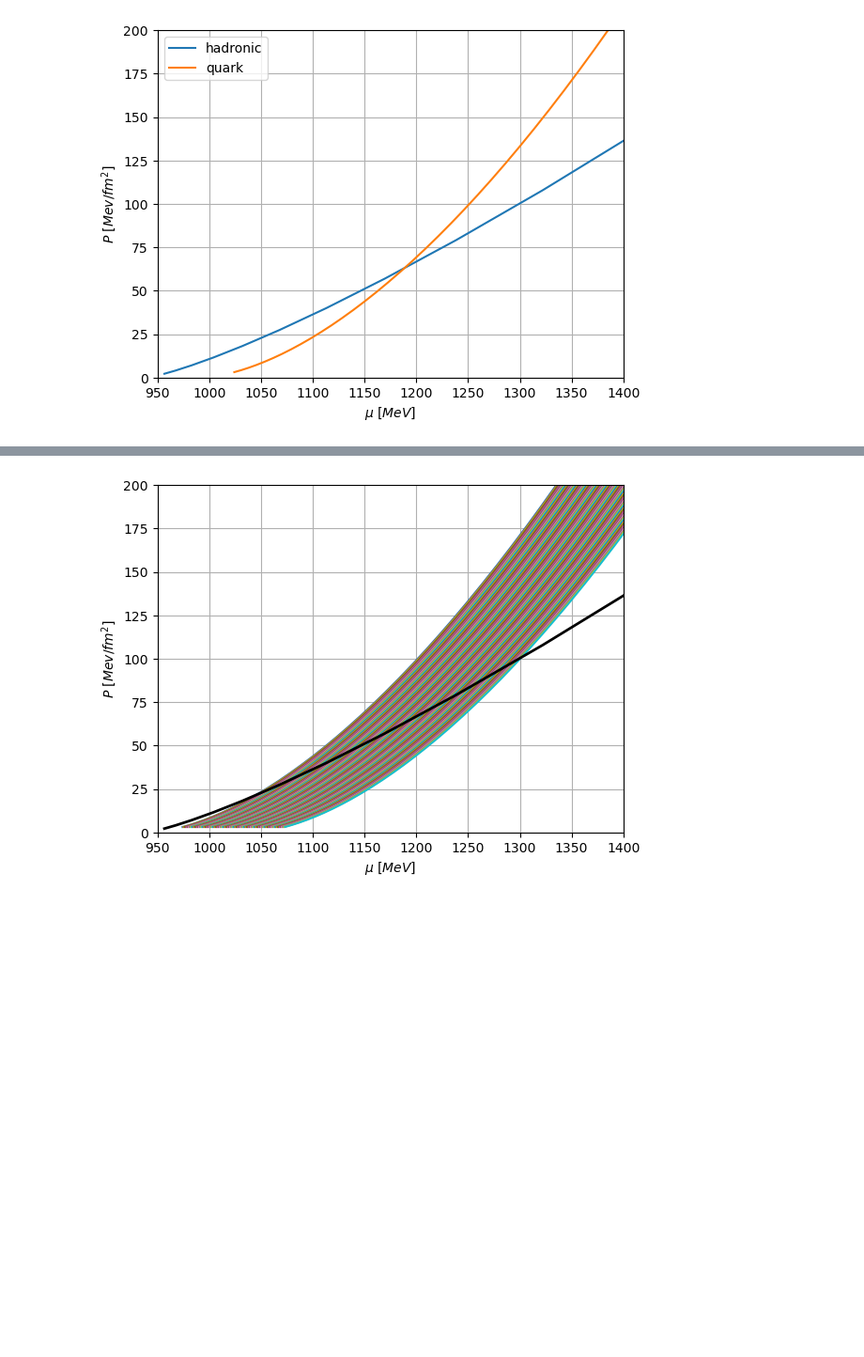
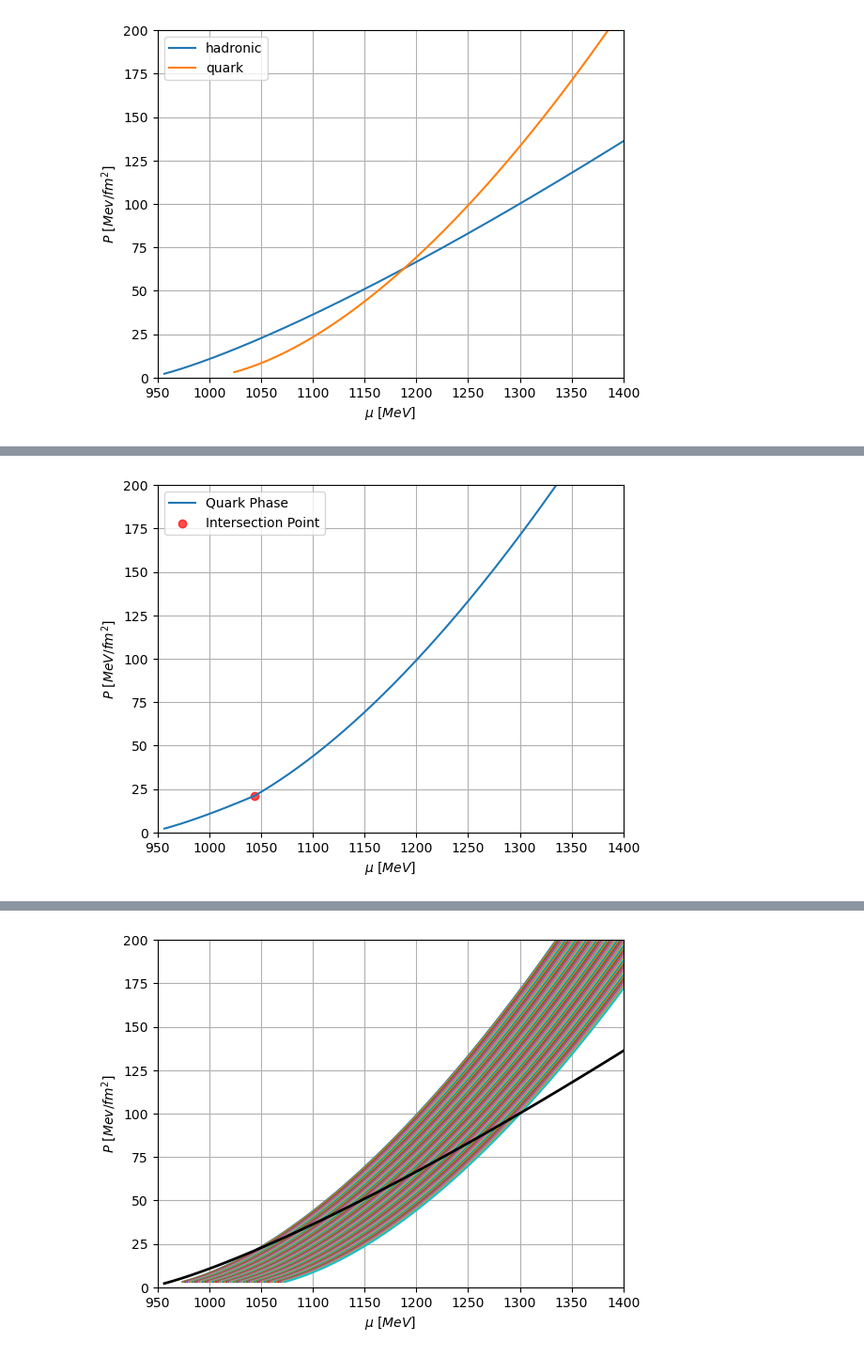
Before and after one commit to katta626/Phase_Transition, a Jupyter notebook: code/Quadraticfit/Eos_Different_mu.ipynb, the cells around one changed output, grey strips where cells are left out. Shown at 94% size. Cells and saved outputs as stored; diff of their text form; code cells hidden in the pictures; blank space fills up the shorter version.

```diff
--- a/code/Quadraticfit/Eos_Different_mu.ipynb
+++ b/code/Quadraticfit/Eos_Different_mu.ipynb
@@ -59,0 +151,12 @@ plt.grid()
+# %%
+plt.plot(combined_mu, combined_P, label='Quark Phase')
+plt.scatter(x_intersect, y_intersect, color="red", alpha=0.7, label='Intersection Point')
+plt.xlim([950,1400])
+plt.ylim([0,200])
+plt.xlabel(r"$\mu \ [MeV]$")
+plt.ylabel(r"$P \ [MeV/fm^2]$")
+plt.legend()
+plt.grid()
+plt.show()
+# %% [output]
+[figure, added]
```
Also changed, not shown: parts of 21 cells of this notebook, 27 other files.
